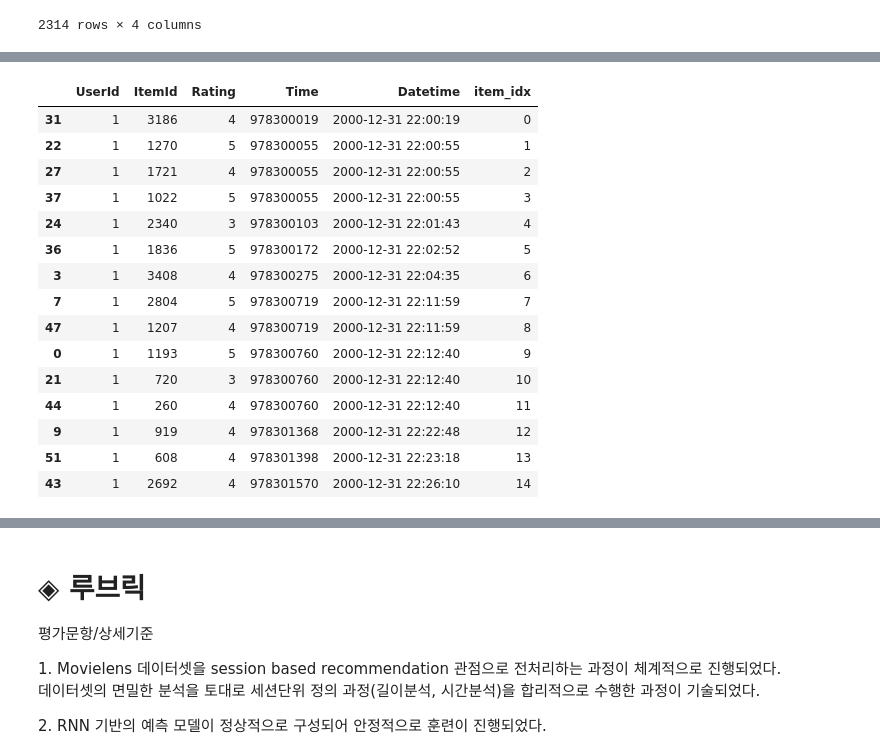
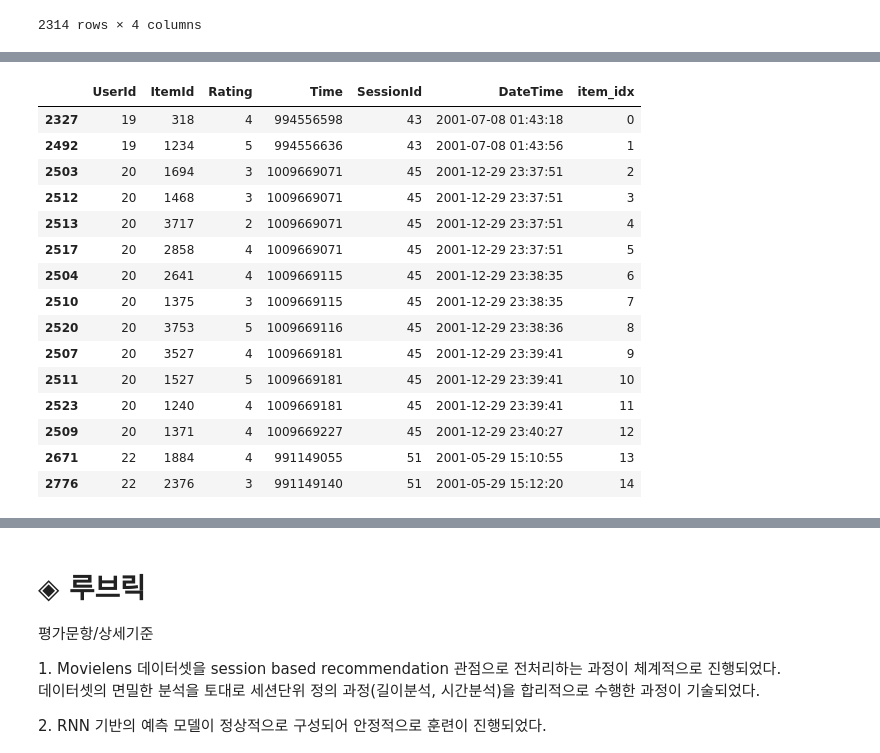
Before and after one commit to limjs19/first-repository, a Jupyter notebook: E17. Recommend_Movie[limjs].ipynb, the cells around one changed output, grey strips where cells are left out. Drawn from its saved outputs; the diff is of its cells as text; code cells hidden in the pictures.

```diff
--- a/E17. Recommend_Movie[limjs].ipynb
+++ b/E17. Recommend_Movie[limjs].ipynb
@@ -545,0 +414,4 @@ train_dataset.df
+# %%
+train = indexing(train, id2idx)
+valid = indexing(valid, id2idx)
+test = indexing(test, id2idx)
@@ -545,0 +477,19 @@ train_dataset.df
+# %%
+class SessionDataset:
+    """Credit to yhs-968/pyGRU4REC."""
+
+    def __init__(self, data):
+        self.df = data
+        self.click_offsets = self.get_click_offsets()
+        self.session_idx = np.arange(self.df['SessionId'].nunique())  # indexing to SessionId
+
+    def get_click_offsets(self):
+        """
+        Return the indexes of the first click of each session IDs,
+        """
+        offsets = np.zeros(self.df['SessionId'].nunique() + 1, dtype=np.int32)
+        offsets[1:] = self.df.groupby('SessionId').size().cumsum()
+        return offsets
+# %%
+train_dataset = SessionDataset(train)
+train_dataset.df.head(10)
@@ -555,7 +517,7 @@ array([   0,    1,    2, ..., 6036, 6037, 6038])
 class SessionDataLoader:
     """Credit to yhs-968/pyGRU4REC."""
 
-    def __init__(self, dataset: SessionDataset, batch_size=50):
+    def __init__(self, dataset: SessionDataset, batch_size=16):
         self.dataset = dataset
         self.batch_size = batch_size
 
@@ -575,7 +537,7 @@ class SessionDataLoader:
         """
 
         while not finished:
-            min_len = int((end - start).min() - 1)  # Shortest Length Among Sessions
+            min_len = (end - start).min() - 1  # Shortest Length Among Sessions
             for i in range(min_len):
                 # Build inputs & targets
                 inp = self.dataset.df['item_idx'].values[start + i]
@@ -587,9 +549,6 @@ class SessionDataLoader:
     def initialize(self):
         first_iters = np.arange(self.batch_size)    # 첫 배치에 사용할 세션 Index를 가져옵니다.
         last_session = self.batch_size - 1    # 마지막으로 다루고 있는 세션 Index를 저장해둡니다.
-        print(self.dataset.session_idx)
-        print(first_iters)
-        print(len(first_iters))
         start = self.dataset.click_offsets[self.dataset.session_idx[first_iters]]       # data 상에서 session이 시작된 위치를 가져옵니다.
         end = self.dataset.click_offsets[self.dataset.session_idx[first_iters] + 1]  # session이 끝난 위치 바로 다음 위치를 가져옵니다.
         mask = np.array([])   # session의 모든 아이템을 다 돌은 경우 mask에 추가해줄 것입니다.
@@ -600,8 +559,6 @@ class SessionDataLoader:
         # 다음 배치 데이터를 생성하기 위해 상태를 update합니다.
 
         start += min_len   # __iter__에서 min_len 만큼 for문을 돌았으므로 start를 min_len 만큼 더해줍니다.
-#         print(np.arange(self.batch_size))
-#         print((end - start) == 1)
         mask = np.arange(self.batch_size)[(end - start) == 1]
         # end는 다음 세션이 시작되는 위치인데 start와 한 칸 차이난다는 것은 session이 끝났다는 뜻입니다. mask에 기록해줍니다.
 
@@ -617,22 +574,22 @@ class SessionDataLoader:
         last_session += len(mask)  # 마지막 세션의 위치를 기록해둡니다.
         return start, end, mask, last_session, finished
 # %%
-train_dataset_loader = SessionDataLoader(train_dataset, batch_size=2048)
+train_data_loader = SessionDataLoader(train_dataset, batch_size=4)
 train_dataset.df.head(15)
 # %% [output]
-|  | UserId | ItemId | Rating | Time | Datetime | item_idx |
-| 31 | 1 | 3186 | 4 | 978300019 | 2000-12-31 22:00:19 | 0 |
-| 22 | 1 | 1270 | 5 | 978300055 | 2000-12-31 22:00:55 | 1 |
-| 27 | 1 | 1721 | 4 | 978300055 | 2000-12-31 22:00:55 | 2 |
-| 37 | 1 | 1022 | 5 | 978300055 | 2000-12-31 22:00:55 | 3 |
-| 24 | 1 | 2340 | 3 | 978300103 | 2000-12-31 22:01:43 | 4 |
-| 36 | 1 | 1836 | 5 | 978300172 | 2000-12-31 22:02:52 | 5 |
-| 3 | 1 | 3408 | 4 | 978300275 | 2000-12-31 22:04:35 | 6 |
-| 7 | 1 | 2804 | 5 | 978300719 | 2000-12-31 22:11:59 | 7 |
-| 47 | 1 | 1207 | 4 | 978300719 | 2000-12-31 22:11:59 | 8 |
-| 0 | 1 | 1193 | 5 | 978300760 | 2000-12-31 22:12:40 | 9 |
-| 21 | 1 | 720 | 3 | 978300760 | 2000-12-31 22:12:40 | 10 |
-| 44 | 1 | 260 | 4 | 978300760 | 2000-12-31 22:12:40 | 11 |
-| 9 | 1 | 919 | 4 | 978301368 | 2000-12-31 22:22:48 | 12 |
-| 51 | 1 | 608 | 4 | 978301398 | 2000-12-31 22:23:18 | 13 |
-| 43 | 1 | 2692 | 4 | 978301570 | 2000-12-31 22:26:10 | 14 |
+|  | UserId | ItemId | Rating | Time | SessionId | DateTime | item_idx |
+| 2327 | 19 | 318 | 4 | 994556598 | 43 | 2001-07-08 01:43:18 | 0 |
+| 2492 | 19 | 1234 | 5 | 994556636 | 43 | 2001-07-08 01:43:56 | 1 |
+| 2503 | 20 | 1694 | 3 | 1009669071 | 45 | 2001-12-29 23:37:51 | 2 |
+| 2512 | 20 | 1468 | 3 | 1009669071 | 45 | 2001-12-29 23:37:51 | 3 |
+| 2513 | 20 | 3717 | 2 | 1009669071 | 45 | 2001-12-29 23:37:51 | 4 |
+| 2517 | 20 | 2858 | 4 | 1009669071 | 45 | 2001-12-29 23:37:51 | 5 |
+| 2504 | 20 | 2641 | 4 | 1009669115 | 45 | 2001-12-29 23:38:35 | 6 |
+| 2510 | 20 | 1375 | 3 | 1009669115 | 45 | 2001-12-29 23:38:35 | 7 |
+| 2520 | 20 | 3753 | 5 | 1009669116 | 45 | 2001-12-29 23:38:36 | 8 |
+| 2507 | 20 | 3527 | 4 | 1009669181 | 45 | 2001-12-29 23:39:41 | 9 |
+| 2511 | 20 | 1527 | 5 | 1009669181 | 45 | 2001-12-29 23:39:41 | 10 |
+| 2523 | 20 | 1240 | 4 | 1009669181 | 45 | 2001-12-29 23:39:41 | 11 |
+| 2509 | 20 | 1371 | 4 | 1009669227 | 45 | 2001-12-29 23:40:27 | 12 |
+| 2671 | 22 | 1884 | 4 | 991149055 | 51 | 2001-05-29 15:10:55 | 13 |
+| 2776 | 22 | 2376 | 3 | 991149140 | 51 | 2001-05-29 15:12:20 | 14 |
```
Also changed, not shown: parts of 90 cells of this notebook.
